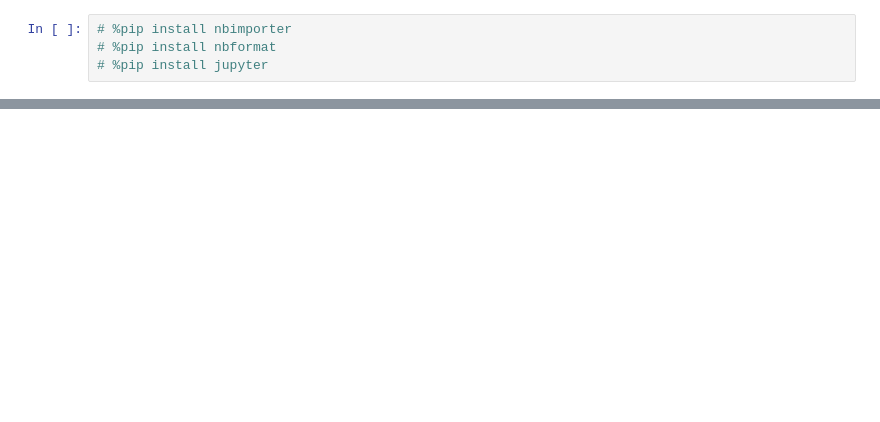
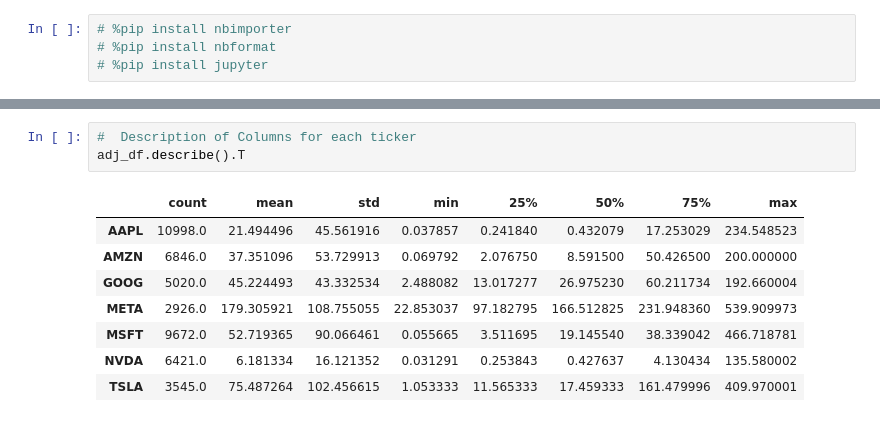
Before and after one commit to Addisu22/news-sentiment-stock-analysis, a Jupyter notebook: notebook/Quantitative_Analysis.ipynb, the cells around one changed output, grey strips where cells are left out. Cells and saved outputs as stored; diff of their text form; blank space fills up the shorter version.

```diff
--- a/notebook/Quantitative_Analysis.ipynb
+++ b/notebook/Quantitative_Analysis.ipynb
@@ -35,0 +68,12 @@ ModuleNotFoundError: No module named 'quantative'
+# %%
+#  Description of Columns for each ticker
+adj_df.describe().T
+# %% [output]
+|  | count | mean | std | min | 25% | 50% | 75% | max |
+| AAPL | 10998.0 | 21.494496 | 45.561916 | 0.037857 | 0.241840 | 0.432079 | 17.253029 | 234.548523 |
+| AMZN | 6846.0 | 37.351096 | 53.729913 | 0.069792 | 2.076750 | 8.591500 | 50.426500 | 200.000000 |
+| GOOG | 5020.0 | 45.224493 | 43.332534 | 2.488082 | 13.017277 | 26.975230 | 60.211734 | 192.660004 |
+| META | 2926.0 | 179.305921 | 108.755055 | 22.853037 | 97.182795 | 166.512825 | 231.948360 | 539.909973 |
+| MSFT | 9672.0 | 52.719365 | 90.066461 | 0.055665 | 3.511695 | 19.145540 | 38.339042 | 466.718781 |
+| NVDA | 6421.0 | 6.181334 | 16.121352 | 0.031291 | 0.253843 | 0.427637 | 4.130434 | 135.580002 |
+| TSLA | 3545.0 | 75.487264 | 102.456615 | 1.053333 | 11.565333 | 17.459333 | 161.479996 | 409.970001 |
```
Also changed, not shown: parts of 8 cells of this notebook.
